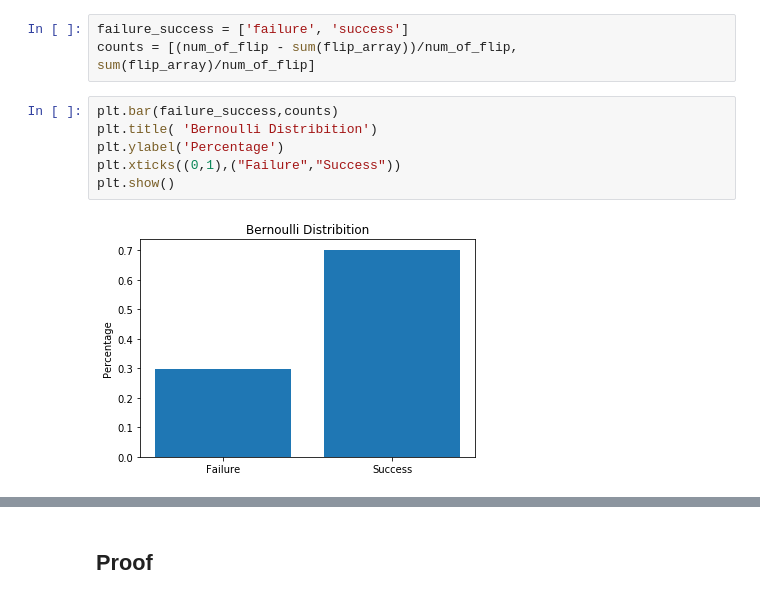
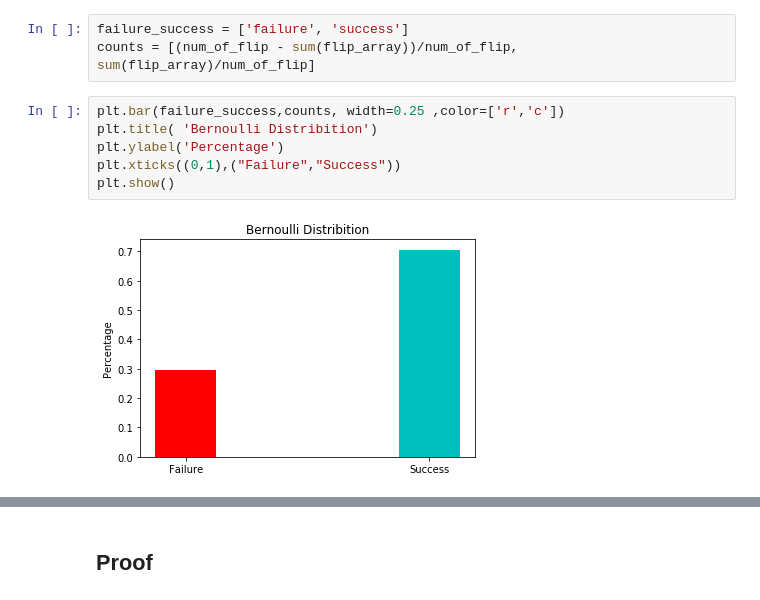
Before and after one commit to G-wave/stat, a Jupyter notebook: Bernoulli_Distribution.ipynb, the cells around one changed output, grey strips where cells are left out. Drawn from its saved outputs; the diff is of its cells as text.

```diff
--- a/Bernoulli_Distribution.ipynb
+++ b/Bernoulli_Distribution.ipynb
@@ -37,10 +37,10 @@ mean=0.7017, standard dev = 0.4575118686985071
 failure_success = ['failure', 'success']
 counts = [(num_of_flip - sum(flip_array))/num_of_flip, sum(flip_array)/num_of_flip]
 # %%
-plt.bar(failure_success,counts)
+plt.bar(failure_success,counts, width=0.25 ,color=['r','c'])
 plt.title( 'Bernoulli Distribition')
 plt.ylabel('Percentage')
 plt.xticks((0,1),("Failure","Success"))
 plt.show()
 # %% [output]
-[figure, old version]
+[figure, new version]
```
Also changed, not shown: parts of 6 cells of this notebook.
